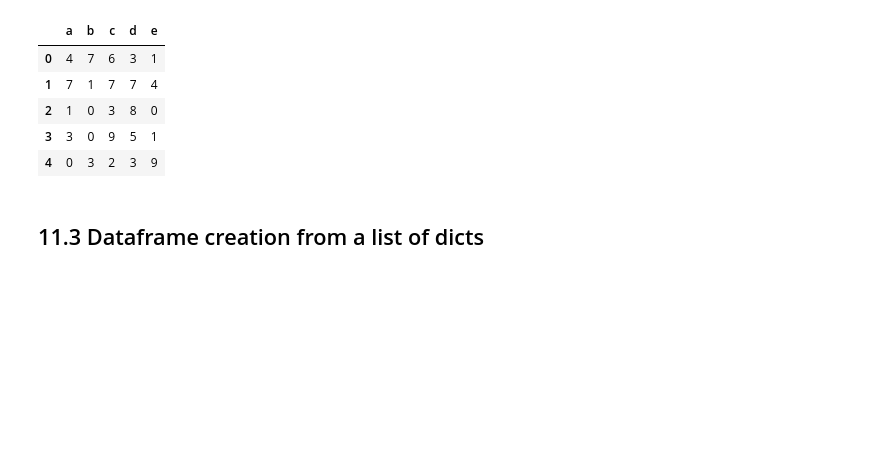
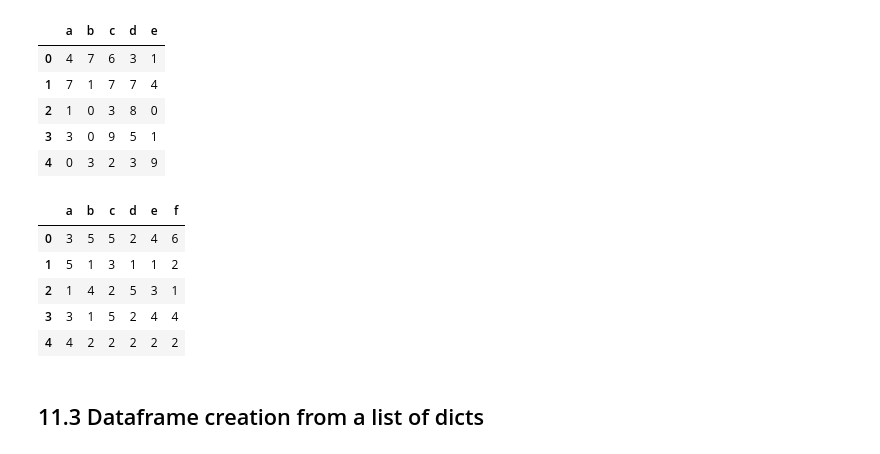
Before and after one commit to ChristianSantos2671/Week1-Intro-to-Python, a Jupyter notebook: Introduction_to_Python.ipynb, the cells around one changed output. Saved outputs shown, nothing was run; the diff lists cells and outputs as text; code cells hidden in the pictures; blank space fills up the shorter version.

```diff
--- a/Introduction_to_Python.ipynb
+++ b/Introduction_to_Python.ipynb
@@ -1511,6 +1607,17 @@ df2
 | 2 | 1 | 0 | 3 | 8 | 0 |
 | 3 | 3 | 0 | 9 | 5 | 1 |
 | 4 | 0 | 3 | 2 | 3 | 9 |
+# %%
+#example 57 - a matrix for dice rolling
+df = pd.DataFrame(np.random.randint(low=1, high=7, size=(5, 6)), columns=['a', 'b', 'c', 'd', 'e', 'f'])
+df
+# %% [output]
+|  | a | b | c | d | e | f |
+| 0 | 3 | 5 | 5 | 2 | 4 | 6 |
+| 1 | 5 | 1 | 3 | 1 | 1 | 2 |
+| 2 | 1 | 4 | 2 | 5 | 3 | 1 |
+| 3 | 3 | 1 | 5 | 2 | 4 | 4 |
+| 4 | 4 | 2 | 2 | 2 | 2 | 2 |
 # %% [markdown]
 ## 11.3 Dataframe creation from a list of dicts
 # %%
```
Also changed, not shown: parts of 35 cells of this notebook.
